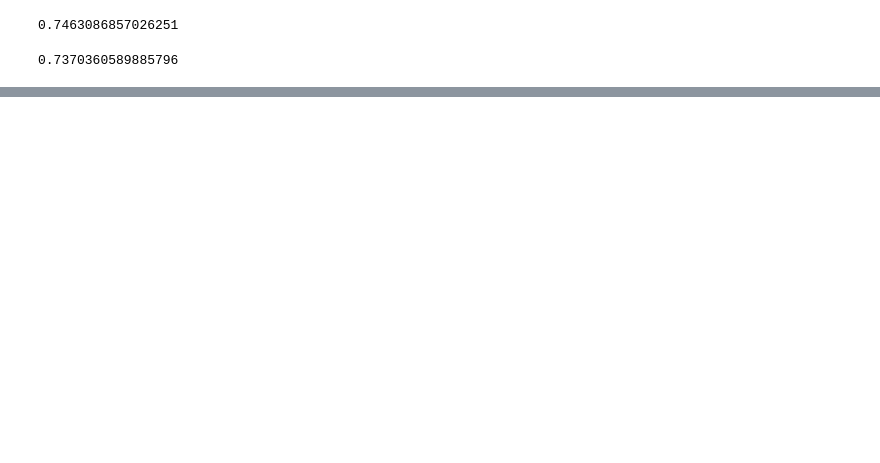
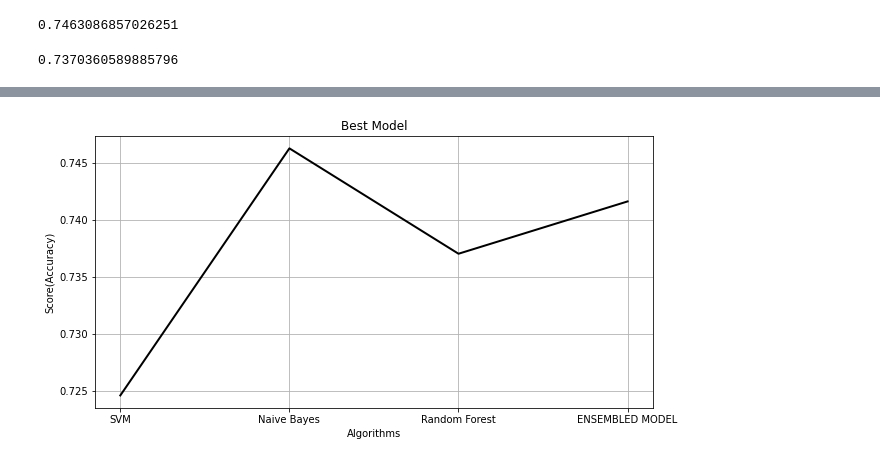
Before and after one commit to mukund-rdd/INT247-CA-CLASSIFICATION, a Jupyter notebook: MUKUNDINT247CA.ipynb, the cells around one changed output, grey strips where cells are left out. Saved outputs shown, nothing was run; the diff lists cells and outputs as text; code cells hidden in the pictures; blank space fills up the shorter version.

```diff
--- a/MUKUNDINT247CA.ipynb
+++ b/MUKUNDINT247CA.ipynb
@@ -312,20 +302,11 @@ iplot(fig)
 # %%
 scoresf1=[SVMf1,NBf1,RFf1,EMf1]
 
-
-trace1 = go.Scatter(
-    x = AlgorthmsName,
-    y= scoresf1,
-    name='Algortms Name',
-    marker =dict(color='rgba(225,126,0,0.5)',
-               line =dict(color='rgb(0,0,0)',width=2)),
-                text=AlgorthmsName
-)
-data = [trace1]
-
-layout = go.Layout(barmode = "group",
-                  xaxis= dict(title= 'ML Algorithms',ticklen= 5,zeroline= False),
-              yaxis= dict(title= 'Prediction Scores(F1)',ticklen= 5,zeroline= False))
-fig = go.Figure(data = data, layout = layout)
-iplot(fig)
+plt.figure(1, figsize=(10, 5))
+plt.plot(AlgorthmsName,scoresf1,color="black",linewidth=2)
+plt.title("Best Model")
+plt.xlabel("Algorithms")
+plt.ylabel("Score(Accuracy)")
+plt.grid(True)
+plt.show()
 # %% [output]
@@ -332,0 +313 @@ iplot(fig)
+[figure, added]
```
Also changed, not shown: parts of 11 cells of this notebook.
